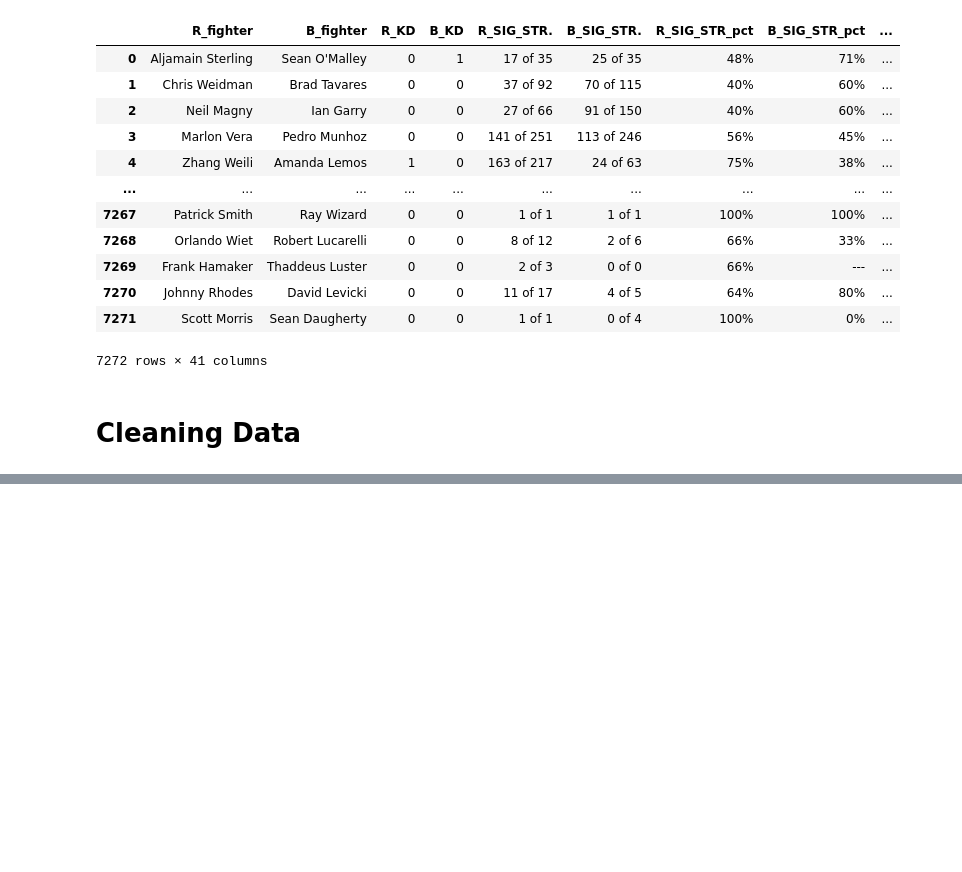
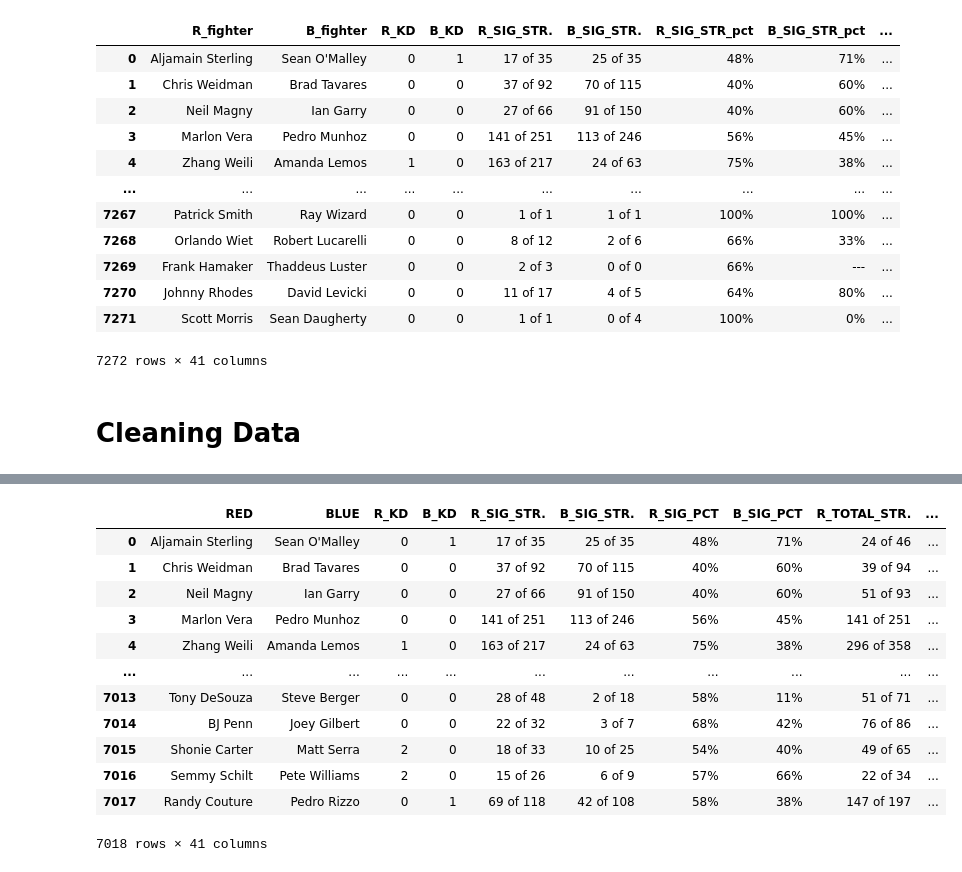
Before and after one commit to TheLevic/data-mining-project, a Jupyter notebook: project.ipynb, the cells around one changed output, grey strips where cells are left out. Saved outputs shown, nothing was run; the diff lists cells and outputs as text; code cells hidden in the pictures; blank space fills up the shorter version.

Commit message:
Dropping dates

```diff
--- a/project.ipynb
+++ b/project.ipynb
@@ -59,7 +59,7 @@ df = df.rename(columns={'B_TD_pct': 'B_TD_PCT'})
 df = df.rename(columns={'win_by': 'WIN_TYPE'})
 df = df.rename(columns={'last_round': 'LAST_RD'})
 df = df.rename(columns={'last_round_time': 'LAST_RD_TIME'})
-df = df.rename(columns={'Format': 'No_of_Rounds'})
+df = df.rename(columns={'Format': 'NUM_RD'})
 df = df.rename(columns={'Referee': 'REF'})
 df = df.rename(columns={'date': 'DATE'})
 df = df.rename(columns={'location': 'LOC'})
@@ -87,0 +70,26 @@ df
+# %%
+# Dropping all rows with missing values
+df.replace("---", pd.NaT, inplace=True)
+df.dropna()
+
+
+
+# Dropping all rows before may of 2001
+df['DATE'] = pd.to_datetime(df['DATE'], format="%B %d, %Y").dt.strftime("%Y-%m-%d")
+limit_date = '2001-04-01'
+df = df[(df['DATE'] > limit_date)]
+df
+# %% [output]
+|  | RED | BLUE | R_KD | B_KD | R_SIG_STR. | B_SIG_STR. | R_SIG_PCT | B_SIG_PCT | R_TOTAL_STR. | ... |
+| 0 | Aljamain Sterling | Sean O'Malley | 0 | 1 | 17 of 35 | 25 of 35 | 48% | 71% | 24 of 46 | ... |
+| 1 | Chris Weidman | Brad Tavares | 0 | 0 | 37 of 92 | 70 of 115 | 40% | 60% | 39 of 94 | ... |
+| 2 | Neil Magny | Ian Garry | 0 | 0 | 27 of 66 | 91 of 150 | 40% | 60% | 51 of 93 | ... |
+| 3 | Marlon Vera | Pedro Munhoz | 0 | 0 | 141 of 251 | 113 of 246 | 56% | 45% | 141 of 251 | ... |
+| 4 | Zhang Weili | Amanda Lemos | 1 | 0 | 163 of 217 | 24 of 63 | 75% | 38% | 296 of 358 | ... |
+| ... | ... | ... | ... | ... | ... | ... | ... | ... | ... | ... |
+| 7013 | Tony DeSouza | Steve Berger | 0 | 0 | 28 of 48 | 2 of 18 | 58% | 11% | 51 of 71 | ... |
+| 7014 | BJ Penn | Joey Gilbert | 0 | 0 | 22 of 32 | 3 of 7 | 68% | 42% | 76 of 86 | ... |
+| 7015 | Shonie Carter | Matt Serra | 2 | 0 | 18 of 33 | 10 of 25 | 54% | 40% | 49 of 65 | ... |
+| 7016 | Semmy Schilt | Pete Williams | 2 | 0 | 15 of 26 | 6 of 9 | 57% | 66% | 22 of 34 | ... |
+| 7017 | Randy Couture | Pedro Rizzo | 0 | 1 | 69 of 118 | 42 of 108 | 58% | 38% | 147 of 197 | ... |
+7018 rows × 41 columns
```
Also changed, not shown: parts of 3 cells of this notebook.
